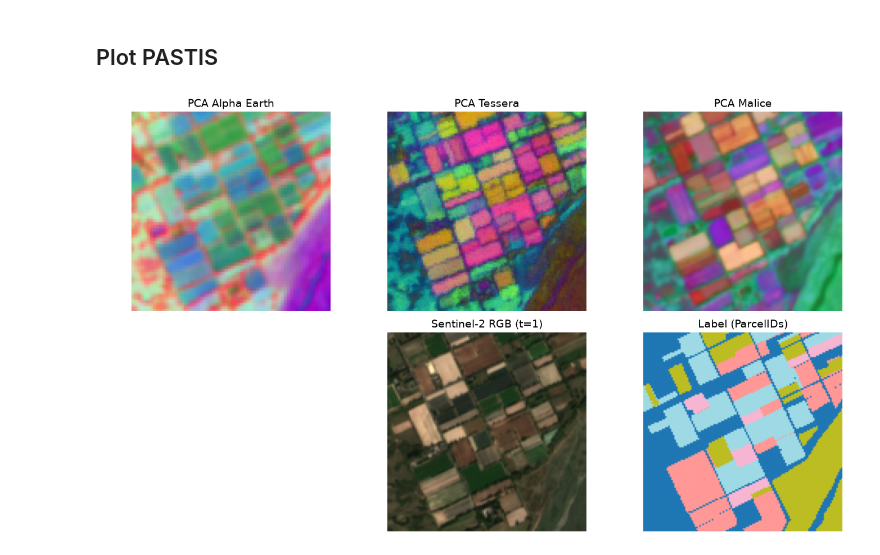
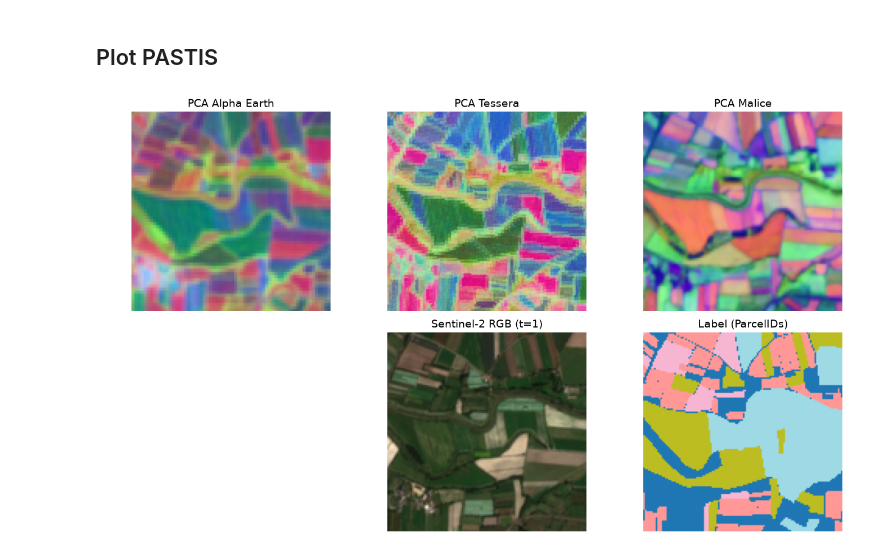
Before and after one commit to hugokerino/next_oso, a Jupyter notebook: download_embeddings/plot_embedding.ipynb, the cells around one changed output. Saved outputs shown, nothing was run; the diff lists cells and outputs as text; code cells hidden in the pictures.

```diff
--- a/download_embeddings/plot_embedding.ipynb
+++ b/download_embeddings/plot_embedding.ipynb
@@ -154,7 +154,7 @@ axs[1].axis("off")
 # Charger le label et S2
 PATH_PASTIS = "/home/hkerino/Documents/PASTIS"
 
-id = "10005"
+id = "10006"
 ae = np.load(f"{PATH_PASTIS}/alpha-earth_data/alpha-earth_{id}.npy")
 te = np.load(f"{PATH_PASTIS}/tessera_data/tessera_{id}.npy")
 malice = torch.load(f"{PATH_PASTIS}/malice_data/MALICE_{id}.pt")
@@ -191,32 +191,31 @@ s2_rgb = s2[t, [2, 1, 0], :, :].transpose(1, 2, 0)  # (H, W, 3)
 # Normaliser S2 entre 0 et 1
 s2_rgb = np.clip(s2_rgb / 3000, 0, 1)  # Sentinel-2 a des valeurs jusqu'à ~3000
 
-
 # Plotter PCA RGB, S2 RGB et label
 fig, axes = plt.subplots(2, 3, figsize=(14, 8))
 
 axes[0, 0].imshow(img_alpha_earth)
 axes[0, 0].set_title("PCA Alpha Earth", fontsize=14)
 axes[0, 0].axis("off")
 
 axes[0, 1].imshow(img_tessera)
 axes[0, 1].set_title("PCA Tessera", fontsize=14)
 axes[0, 1].axis("off")
 
 axes[0, 2].imshow(img_malice)
 axes[0, 2].set_title("PCA Malice", fontsize=14)
 axes[0, 2].axis("off")
 
 axes[1, 1].imshow(s2_rgb)
 axes[1, 1].set_title(f"Sentinel-2 RGB (t={t})", fontsize=14)
 axes[1, 1].axis("off")
 
 axes[1, 2].imshow(label, cmap="tab20")
 axes[1, 2].set_title("Label (ParcelIDs)", fontsize=14)
 axes[1, 2].axis("off")
 axes[1, 0].axis("off")
 
 plt.tight_layout()
 plt.show()
 # %% [output]
-[figure, old version]
+[figure, new version]
```
Also changed, not shown: 5 other files.
